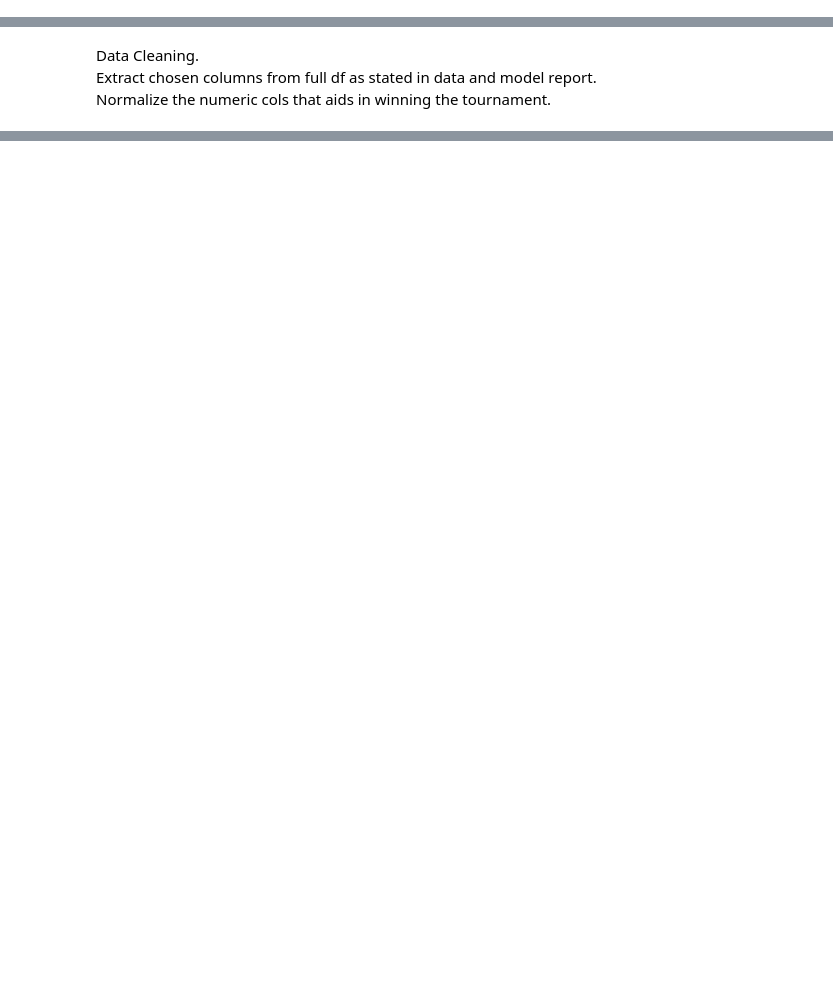
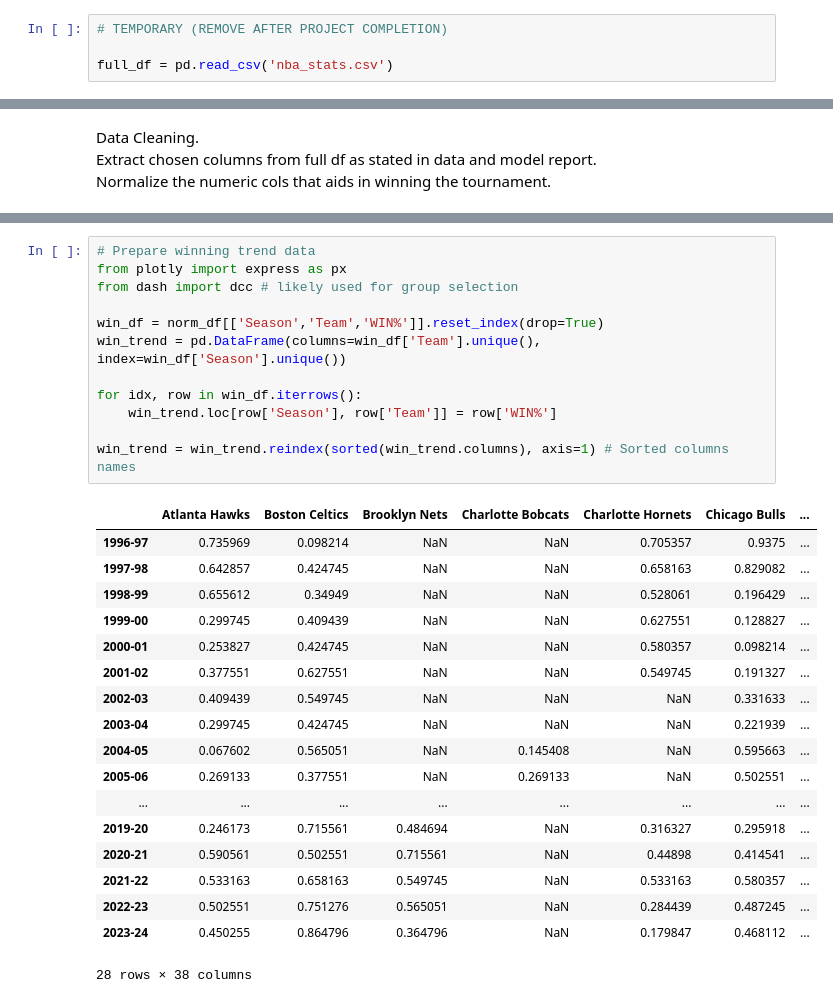
Before and after one commit to MorandR/NBA_Standings, a Jupyter notebook: basketball.ipynb, the cells around one changed output, grey strips where cells are left out. Drawn from its saved outputs; the diff is of its cells as text; blank space fills up the shorter version.

```diff
--- a/basketball.ipynb
+++ b/basketball.ipynb
@@ -76,3 +76,7 @@ with pd.ExcelWriter(path='nba_stats.xlsx', engine='openpyxl', mode='a', if_sheet
 # Close all opened files and systems
 wb.close()
 driver.close()
+# %%
+# TEMPORARY (REMOVE AFTER PROJECT COMPLETION)
+
+full_df = pd.read_csv('nba_stats.csv')
@@ -99,0 +122,31 @@ Normalize the numeric cols that aids in winning the tournament. <br/>
+# %%
+# Prepare winning trend data
+from plotly import express as px
+from dash import dcc # likely used for group selection
+
+win_df = norm_df[['Season','Team','WIN%']].reset_index(drop=True)
+win_trend = pd.DataFrame(columns=win_df['Team'].unique(), index=win_df['Season'].unique())
+
+for idx, row in win_df.iterrows():
+    win_trend.loc[row['Season'], row['Team']] = row['WIN%']
+
+win_trend = win_trend.reindex(sorted(win_trend.columns), axis=1) # Sorted columns names
+# %% [output]
+|  | Atlanta Hawks | Boston Celtics | Brooklyn Nets | Charlotte Bobcats | Charlotte Hornets | Chicago Bulls | ... |
+| 1996-97 | 0.735969 | 0.098214 | NaN | NaN | 0.705357 | 0.9375 | ... |
+| 1997-98 | 0.642857 | 0.424745 | NaN | NaN | 0.658163 | 0.829082 | ... |
+| 1998-99 | 0.655612 | 0.34949 | NaN | NaN | 0.528061 | 0.196429 | ... |
+| 1999-00 | 0.299745 | 0.409439 | NaN | NaN | 0.627551 | 0.128827 | ... |
+| 2000-01 | 0.253827 | 0.424745 | NaN | NaN | 0.580357 | 0.098214 | ... |
+| 2001-02 | 0.377551 | 0.627551 | NaN | NaN | 0.549745 | 0.191327 | ... |
+| 2002-03 | 0.409439 | 0.549745 | NaN | NaN | NaN | 0.331633 | ... |
+| 2003-04 | 0.299745 | 0.424745 | NaN | NaN | NaN | 0.221939 | ... |
+| 2004-05 | 0.067602 | 0.565051 | NaN | 0.145408 | NaN | 0.595663 | ... |
+| 2005-06 | 0.269133 | 0.377551 | NaN | 0.269133 | NaN | 0.502551 | ... |
+| ... | ... | ... | ... | ... | ... | ... | ... |
+| 2019-20 | 0.246173 | 0.715561 | 0.484694 | NaN | 0.316327 | 0.295918 | ... |
+| 2020-21 | 0.590561 | 0.502551 | 0.715561 | NaN | 0.44898 | 0.414541 | ... |
+| 2021-22 | 0.533163 | 0.658163 | 0.549745 | NaN | 0.533163 | 0.580357 | ... |
+| 2022-23 | 0.502551 | 0.751276 | 0.565051 | NaN | 0.284439 | 0.487245 | ... |
+| 2023-24 | 0.450255 | 0.864796 | 0.364796 | NaN | 0.179847 | 0.468112 | ... |
+28 rows × 38 columns
```
Also changed, not shown: parts of 11 cells of this notebook.
